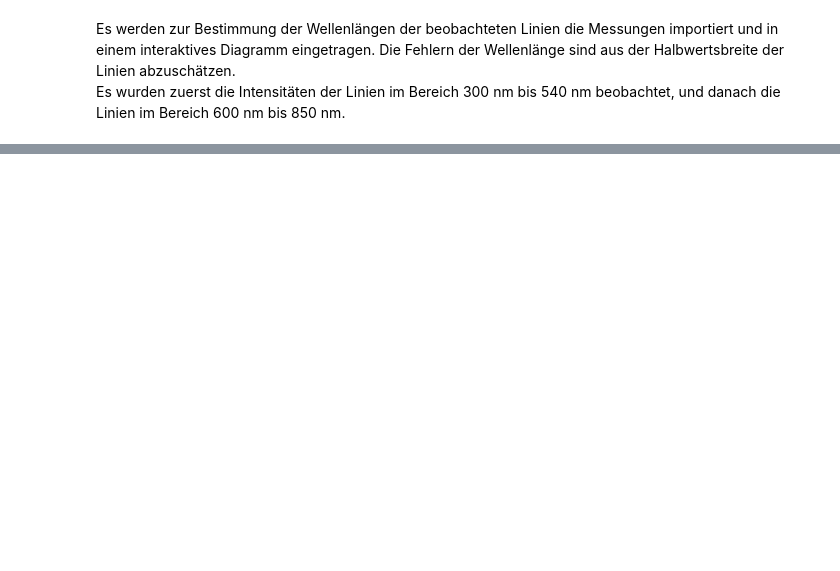
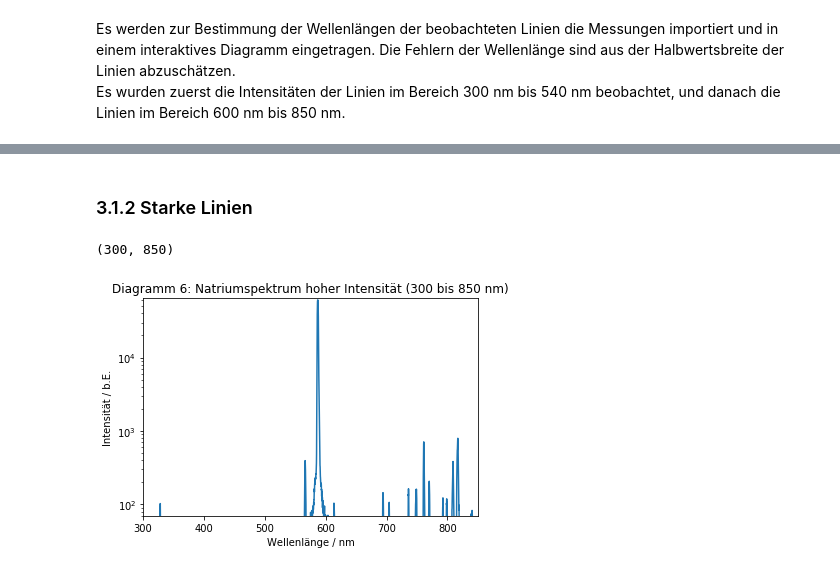
Before and after one commit to Meistermagier/PAP2, a Jupyter notebook: Experiment 234/Experiment_234.ipynb, the cells around one changed output, grey strips where cells are left out. Cells and saved outputs as stored; diff of their text form; code cells hidden in the pictures; blank space fills up the shorter version.

```diff
--- a/Experiment 234/Experiment_234.ipynb
+++ b/Experiment 234/Experiment_234.ipynb
@@ -191,0 +211,20 @@ bzw.
+# %% [markdown]
+### 3.1.2 Starke Linien
+# %%
+%matplotlib inline
+#%matplotlib notebook
+
+#Kleiner Intensität 300 bis 540 nm
+wl, inte = np.loadtxt('https://raw.githubusercontent.com/Meistermagier/PAP2/master/Experiment%20234/Versuch%20234/Intensive%20Linien.txt', skiprows = 17, converters = {0:comma_to_float, 1: comma_to_float}, comments = '>', unpack=True)
+
+#plt.figure(figsize=(16,12))
+plt.plot(wl, inte)
+plt.title('Diagramm 6: Natriumspektrum hoher Intensität (300 bis 850 nm)')
+plt.xlabel('Wellenlänge / nm')
+plt.ylabel('Intensität / b.E.')
+plt.yscale('log')
+plt.ylim((70,64000))
+plt.xlim((300,850))
+# %% [output]
+(300, 850)
+[figure, added]
```
Also changed, not shown: parts of 68 cells of this notebook.
